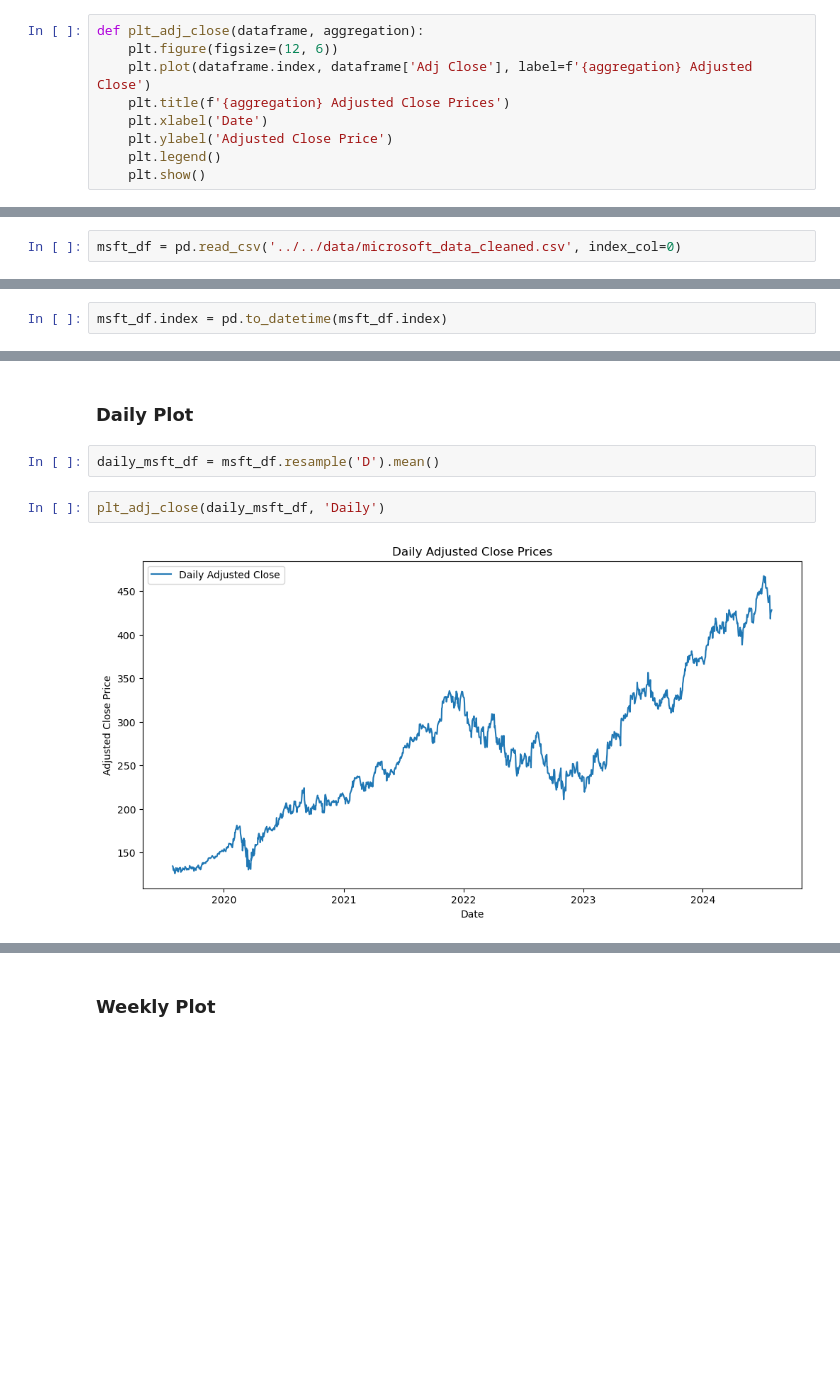
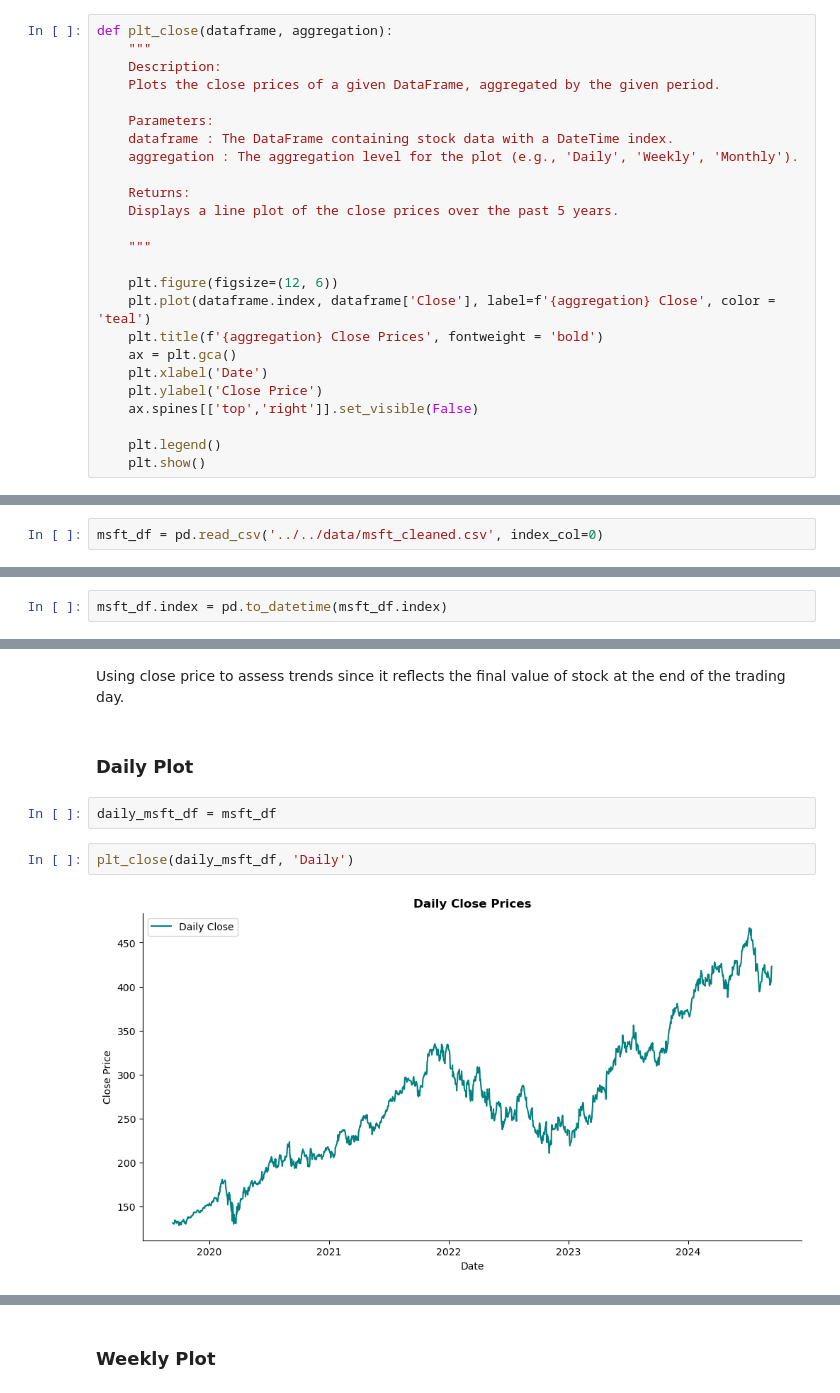
Before and after one commit to simrenbasra/timeseries, a Jupyter notebook: notebooks/01_data_processing/03-data-eda.ipynb, the cells around one changed output, grey strips where cells are left out. Saved outputs shown, nothing was run; the diff lists cells and outputs as text; blank space fills up the shorter version.

```diff
--- a/notebooks/01_data_processing/03-data-eda.ipynb
+++ b/notebooks/01_data_processing/03-data-eda.ipynb
@@ -23,11 +39,27 @@ import statsmodels.api as sm
 ## Utility Functions
 ----
 # %%
-def plt_adj_close(dataframe, aggregation):
+def plt_close(dataframe, aggregation):
+    """
+    Description:
+    Plots the close prices of a given DataFrame, aggregated by the given period.
+
+    Parameters:
+    dataframe : The DataFrame containing stock data with a DateTime index.
+    aggregation : The aggregation level for the plot (e.g., 'Daily', 'Weekly', 'Monthly').
+
+    Returns:
+    Displays a line plot of the close prices over the past 5 years.
+
+    """
+
     plt.figure(figsize=(12, 6))
-    plt.plot(dataframe.index, dataframe['Adj Close'], label=f'{aggregation} Adjusted Close')
-    plt.title(f'{aggregation} Adjusted Close Prices')
+    plt.plot(dataframe.index, dataframe['Close'], label=f'{aggregation} Close', color = 'teal')
+    plt.title(f'{aggregation} Close Prices', fontweight = 'bold')
+    ax = plt.gca()
     plt.xlabel('Date')
-    plt.ylabel('Adjusted Close Price')
+    plt.ylabel('Close Price')
+    ax.spines[['top','right']].set_visible(False)
+
     plt.legend()
     plt.show()
@@ -35,7 +94,7 @@ def plt_adj_close(dataframe, aggregation):
 ## Data Loading
 ----
 # %%
-msft_df = pd.read_csv('../../data/microsoft_data_cleaned.csv', index_col=0)
+msft_df = pd.read_csv('../../data/msft_cleaned.csv', index_col=0)
 # %%
 msft_df
 # %% [output]
@@ -114,9 +169,11 @@ Adjusted close allows for a more accurate measurement of a stock's historic pric
+# %% [markdown]
+Using close price to assess trends since it reflects the final value of stock at the end of the trading day.
 # %% [markdown]
 ### Daily Plot
 # %%
-daily_msft_df = msft_df.resample('D').mean()
+daily_msft_df = msft_df
 # %%
-plt_adj_close(daily_msft_df, 'Daily')
+plt_close(daily_msft_df, 'Daily')
 # %% [output]
-[figure, old version]
+[figure, new version]
 # %% [markdown]
```
Also changed, not shown: parts of 78 cells of this notebook.
